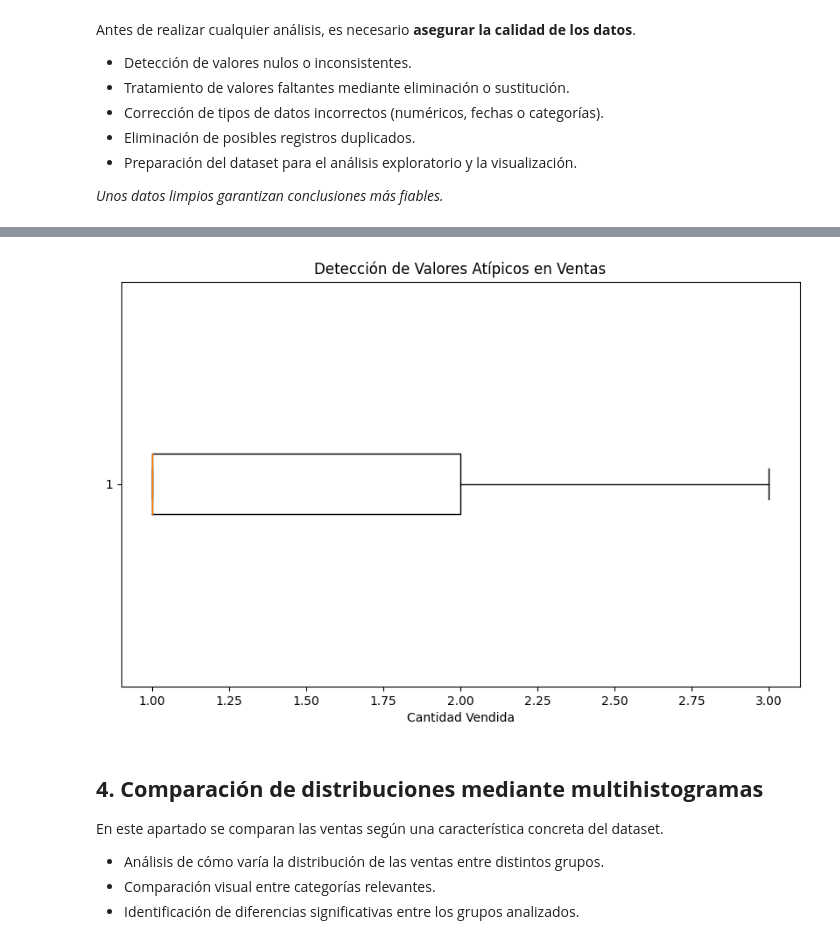
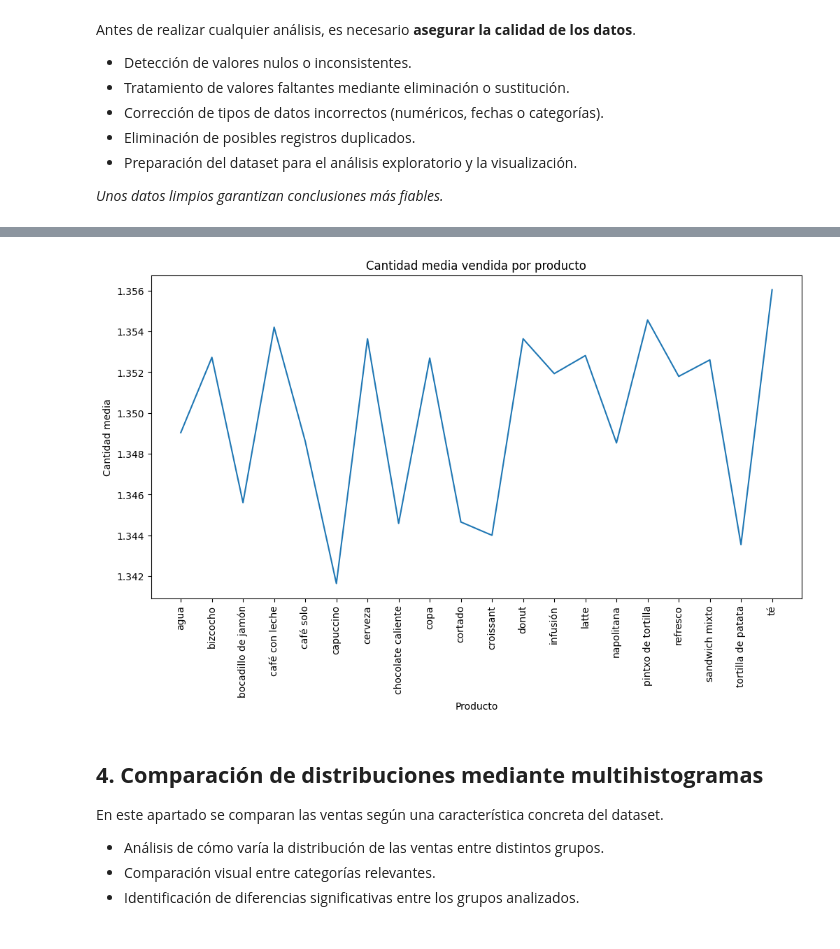
Before and after one commit to IbaiGarcia13/RETO2-G2-Cafeteria, a Jupyter notebook: RETO/RETO.ipynb, the cells around one changed output, grey strips where cells are left out. Saved outputs shown, nothing was run; the diff lists cells and outputs as text; code cells hidden in the pictures.

```diff
--- a/RETO/RETO.ipynb
+++ b/RETO/RETO.ipynb
@@ -102,10 +108,27 @@ df = df.dropna()
 # %%
-# 2.3 Corrección de tipos de datos incorrectos (numéricos, fechas o categorías).
+# 2.3 Corrección de tipos de datos.
+
+# - Convertir fecha_hora a datetime
 df['fecha_hora'] = pd.to_datetime(df['fecha_hora'], errors='coerce')
+
+# - Asegurar que cantidad y precio son numéricos
 df['cantidad'] = pd.to_numeric(df['cantidad'], errors='coerce')
-df['ticket_id'] = pd.to_numeric(df['ticket_id'], errors='coerce')
-df = df.dropna(subset=['fecha_hora', 'cantidad', 'ticket_id'])
+df['precio_unitario'] = pd.to_numeric(df['precio_unitario'], errors='coerce')
 # %%
-# 2.4 Eliminación de posibles registros duplicados.
+# 2.4 Limpieza de textos y eliminación de duplicados.
+
+# - Normalizar textos a minúsculas y quitar espacios
+for col in df.select_dtypes(include='object').columns:
+    df[col] = df[col].str.lower().str.strip()
+
+# - Corregir erratas específicas observadas (ej. 're-post', 'comída')
+df['categoria'] = df['categoria'].replace({
+    'repost': 'reposteria',
+    're-post': 'reposteria',
+    'comída': 'comida',
+    'bebída': 'bebida'
+})
+
+# - Eliminar filas duplicadas
 df = df.drop_duplicates()
 # %%
@@ -145,12 +168,16 @@ plt.show()
 # %%
-# - Detección visual de posibles valores atípicos.
-plt.figure(figsize=(10, 6))
-plt.boxplot(df['cantidad'], vert=False)
-plt.title('Detección de Valores Atípicos en Ventas')
-plt.xlabel('Cantidad Vendida')
+# 3.3 Gráfico de líneas: cantidad media vendida
+cantidad_media = df.groupby("producto")["cantidad"].mean()
+
+plt.figure(figsize=(12, 6))
+plt.plot(cantidad_media.index, cantidad_media.values)
+plt.title("Cantidad media vendida por producto")
+plt.xlabel("Producto")
+plt.ylabel("Cantidad media")
+plt.xticks(rotation=90)
 plt.show()
 # %% [output]
-[figure, old version]
+[figure, new version]
 # %% [markdown]
 ## **4. Comparación de distribuciones mediante multihistogramas**
 
```
Also changed, not shown: parts of 18 cells of this notebook.
